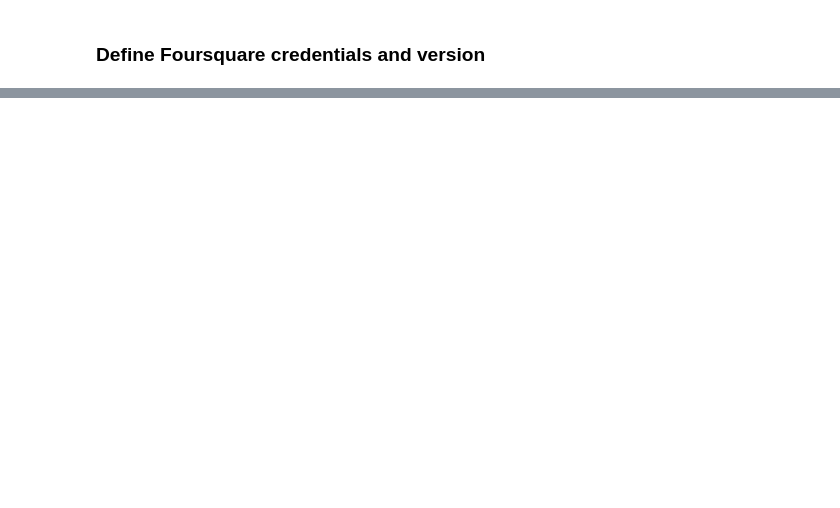
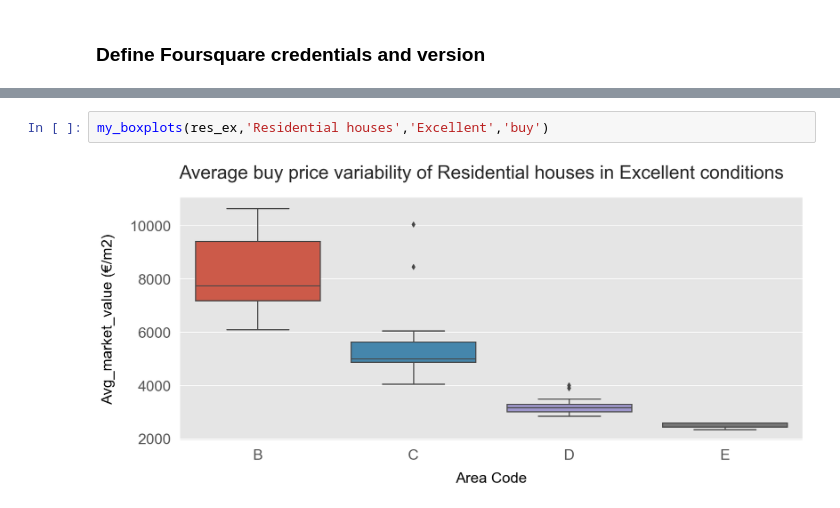
Before and after one commit to pierluigisegatto/Data_Science_Material, a Jupyter notebook: IBM Data Science Professional Certificate/8-ML_Full_Project/Real estate Milan /Real_estate_analysis.ipynb, the cells around one changed output, grey strips where cells are left out. Cells and saved outputs as stored; diff of their text form; blank space fills up the shorter version.

```diff
--- a/IBM Data Science Professional Certificate/8-ML_Full_Project/Real estate Milan /Real_estate_analysis.ipynb
+++ b/IBM Data Science Professional Certificate/8-ML_Full_Project/Real estate Milan /Real_estate_analysis.ipynb
@@ -396,0 +674,4 @@ neighborhoods_venues.head()
+# %%
+my_boxplots(res_ex,'Residential houses','Excellent','buy')
+# %% [output]
+[figure, added]
```
Also changed, not shown: parts of 133 cells of this notebook, 2 other files.
